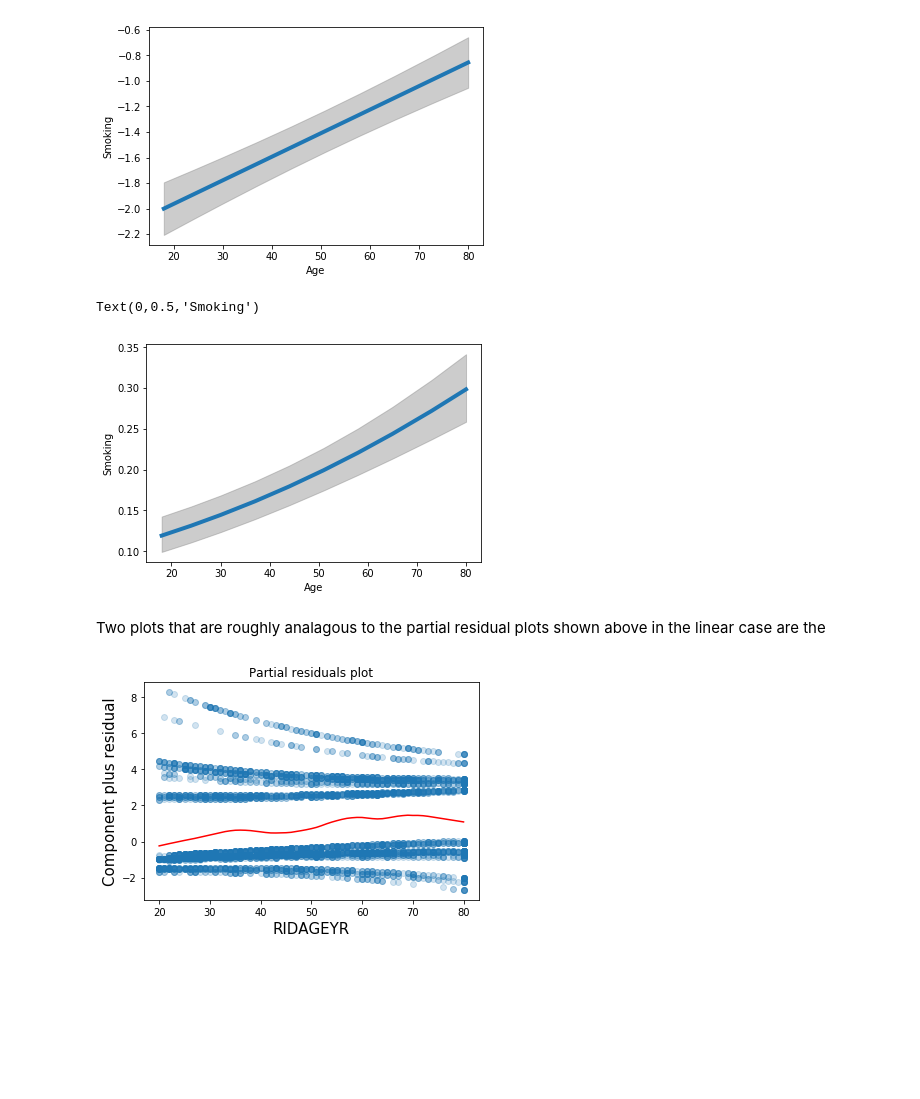
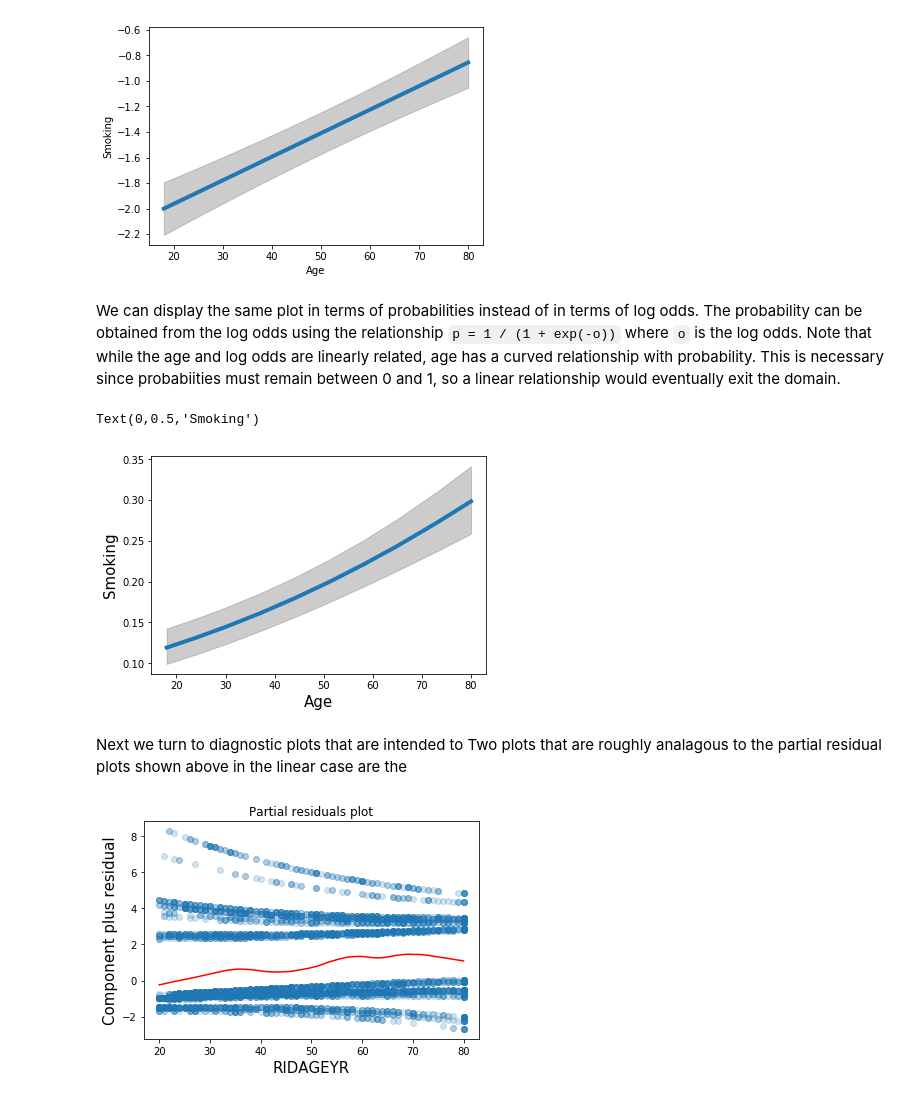
Before and after one commit to kshedden/statswpy_temp, a Jupyter notebook: week2.ipynb, the cells around one changed output. Cells and saved outputs as stored; diff of their text form; code cells hidden in the pictures; blank space fills up the shorter version.

```diff
--- a/week2.ipynb
+++ b/week2.ipynb
@@ -679,18 +728,27 @@ ax.set_ylabel("Smoking")
 # %% [output]
 Text(0,0.5,'Smoking')
 [figure]
+# %% [markdown]
+We can display the same plot in terms of probabilities instead
+of in terms of log odds.  The probability can be obtained
+from the log odds using the relationship `p = 1 / (1 + exp(-o))`
+where `o` is the log odds.  Note that while the age and log
+odds are linearly related, age has a curved relationship with
+probability.  This is necessary since probabiities must remain
+between 0 and 1, so a linear relationship would eventually
+exit the domain.
 # %%
 pr1 = 1 / (1 + np.exp(-pr))
 cb1 = 1 / (1 + np.exp(-cb))
 ax = sns.lineplot(fv, pr1, lw=4)
 ax.fill_between(fv, cb1[:, 0], cb1[:, 1], color='grey', alpha=0.4)
-ax.set_xlabel("Age")
-ax.set_ylabel("Smoking")
+ax.set_xlabel("Age", size=15)
+ax.set_ylabel("Smoking", size=15)
 # %% [output]
 Text(0,0.5,'Smoking')
-[figure, old version]
+[figure, new version]
 # %% [markdown]
-Two plots
+Next we turn to diagnostic plots that are intended to Two plots
 that are roughly analagous to the partial residual plots shown
 above in the linear case are the
 # %%
```
Also changed, not shown: parts of 13 cells of this notebook.
